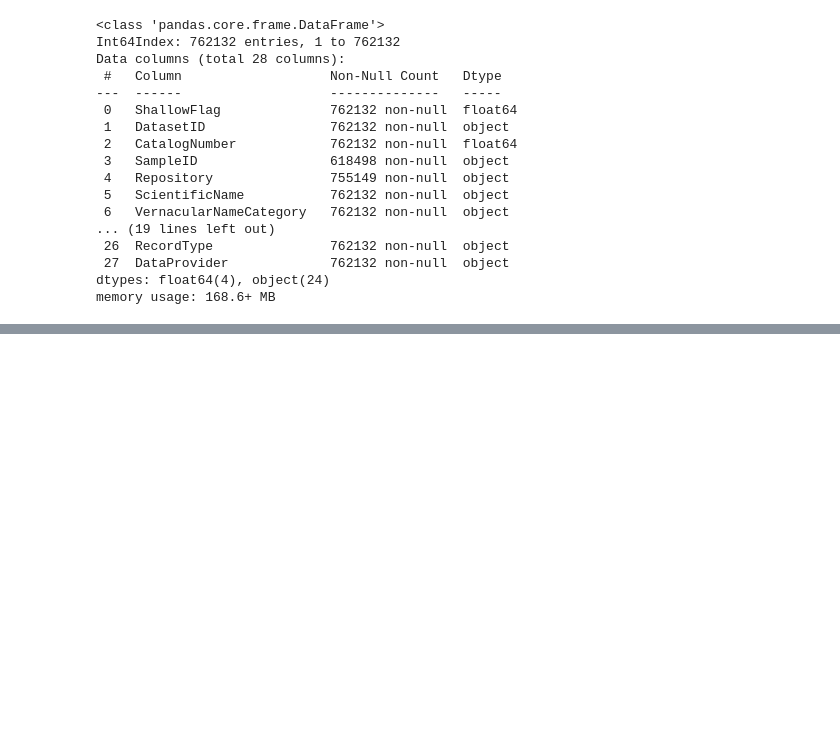
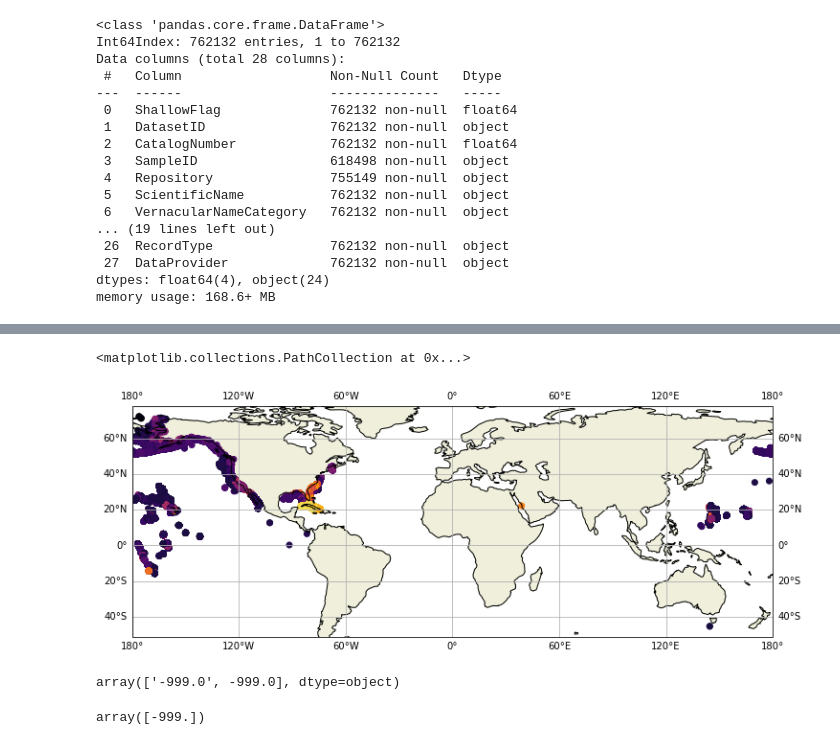
Before and after one commit to kylepollina/earthscience, a Jupyter notebook: notebooks/Coral Data/Deep Sea Coral.ipynb, the cells around one changed output, grey strips where cells are left out. Saved outputs shown, nothing was run; the diff lists cells and outputs as text; code cells hidden in the pictures; blank space fills up the shorter version.

```diff
--- a/notebooks/Coral Data/Deep Sea Coral.ipynb
+++ b/notebooks/Coral Data/Deep Sea Coral.ipynb
@@ -148,0 +139,14 @@ ax.scatter(
+# %%
+fig = plt.figure(figsize=(12,10))
+ax = fig.add_subplot(1,1,1, projection=ccrs.PlateCarree())
+ax.coastlines()
+ax.add_feature(cfeature.LAND)
+ax.gridlines(draw_labels=True)
+ax.scatter(
+    x=coral_data['longitude'],
+    y=coral_data['latitude'],
+    c=coral_data['Temperature'], cmap='inferno'
+)
+# %% [output]
+<matplotlib.collections.PathCollection at 0x...>
+[figure, added]
@@ -148,0 +161,8 @@ ax.scatter(
+# %%
+coral_data['pCO2'].unique()
+# %% [output]
+array(['-999.0', -999.0], dtype=object)
+# %%
+coral_data['pH'].unique()
+# %% [output]
+array([-999.])
```
Also changed, not shown: parts of 20 cells of this notebook, 3 other files.
